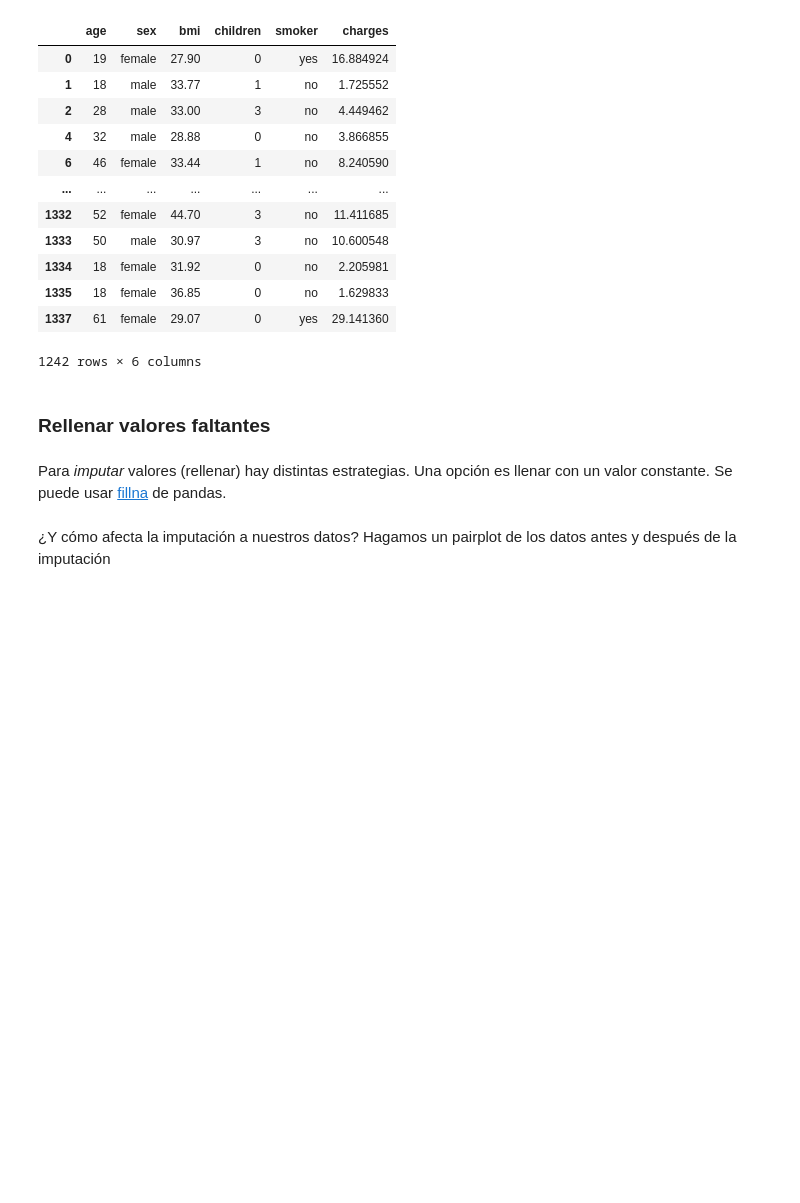
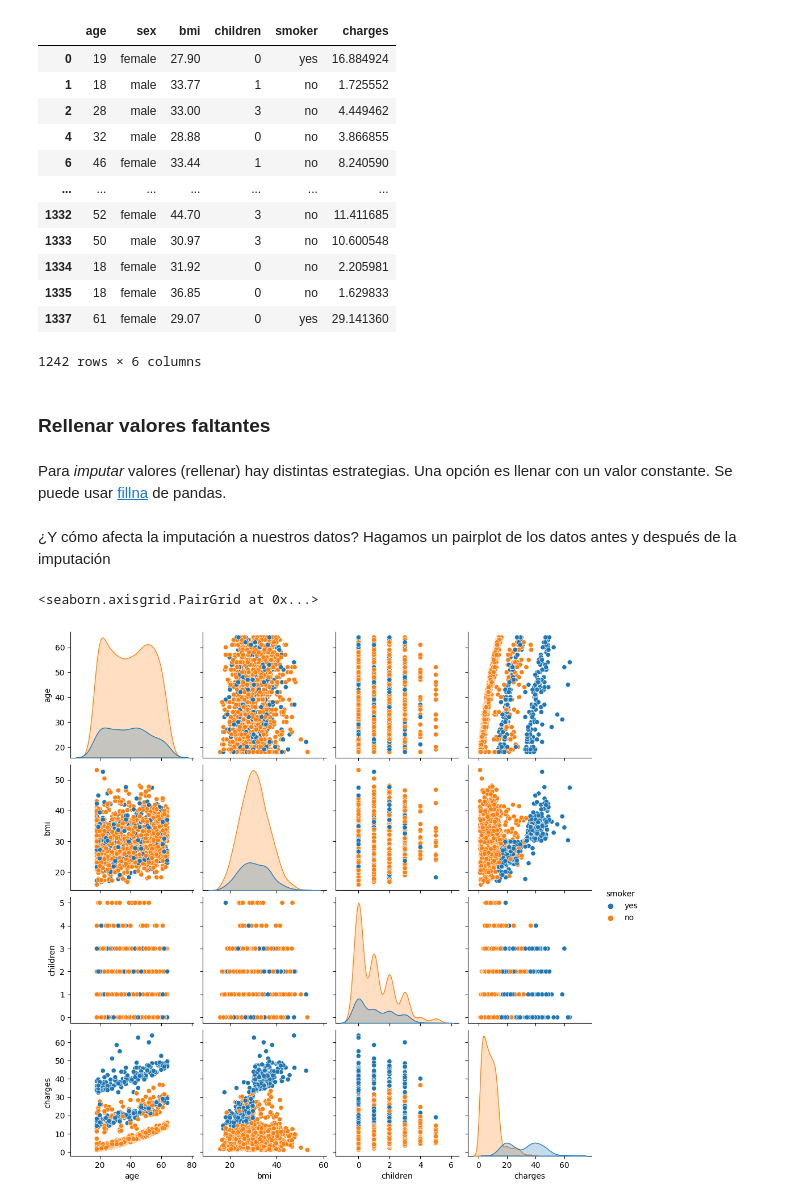
Before and after one commit to andres-mart/Coderhouse, a Jupyter notebook: 7. Preprocesamiento de Datos/Ejericio_1.ipynb, the cells around one changed output. Saved outputs shown, nothing was run; the diff lists cells and outputs as text; code cells hidden in the pictures; blank space fills up the shorter version.

```diff
--- a/7. Preprocesamiento de Datos/Ejericio_1.ipynb
+++ b/7. Preprocesamiento de Datos/Ejericio_1.ipynb
@@ -73,4 +73,9 @@ Para *imputar* valores (rellenar) hay distintas estrategias. Una opción es llen
 data2 = data.fillna(data.mean())
 # %% [markdown]
 ¿Y cómo afecta la imputación a nuestros datos? Hagamos un pairplot de los datos antes y después de la imputación
+# %%
+sns.pairplot(data, hue = 'smoker')
+# %% [output]
+<seaborn.axisgrid.PairGrid at 0x...>
+[figure, added]
 # %%
```
Also changed, not shown: parts of 1 cell of this notebook.
